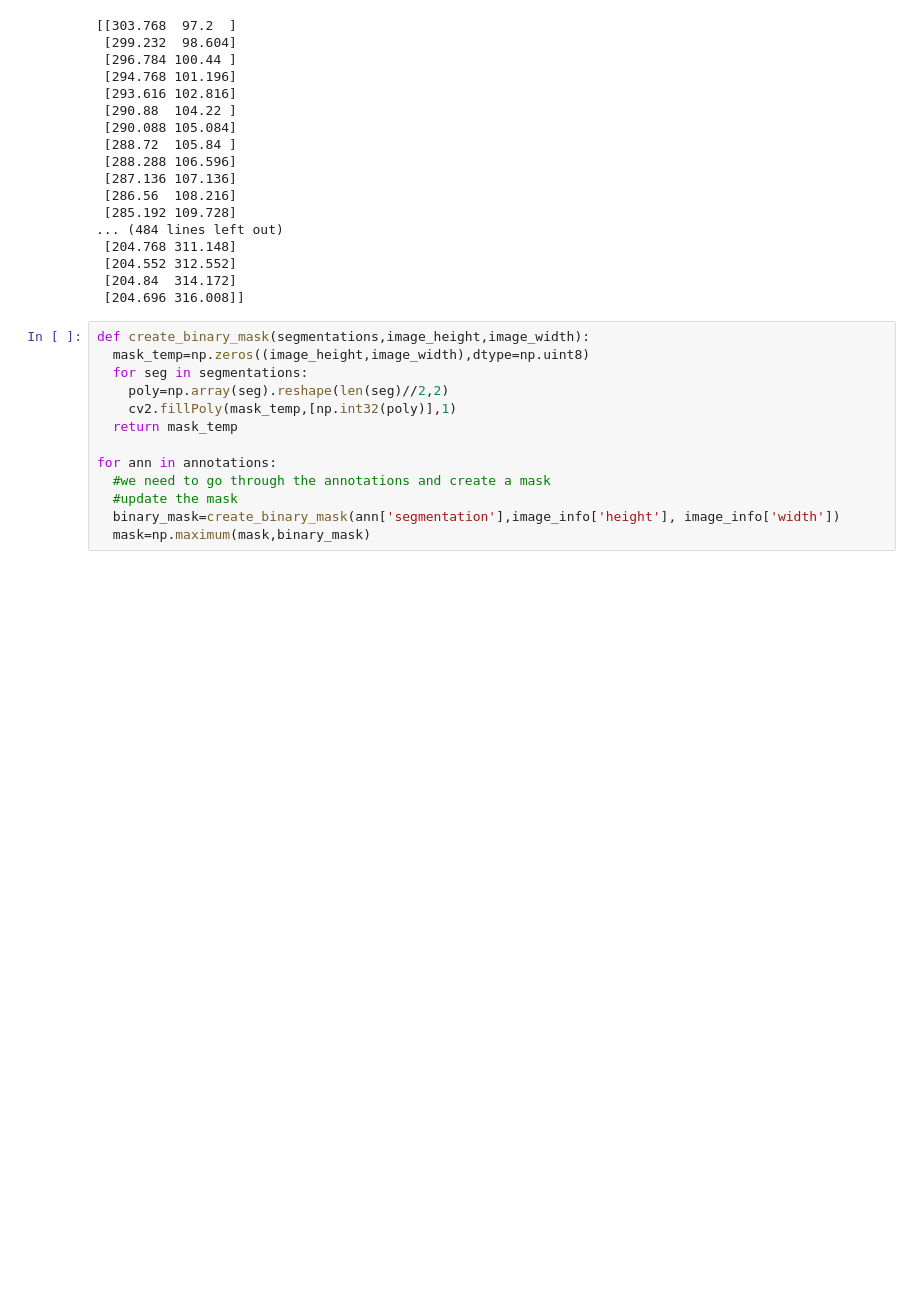
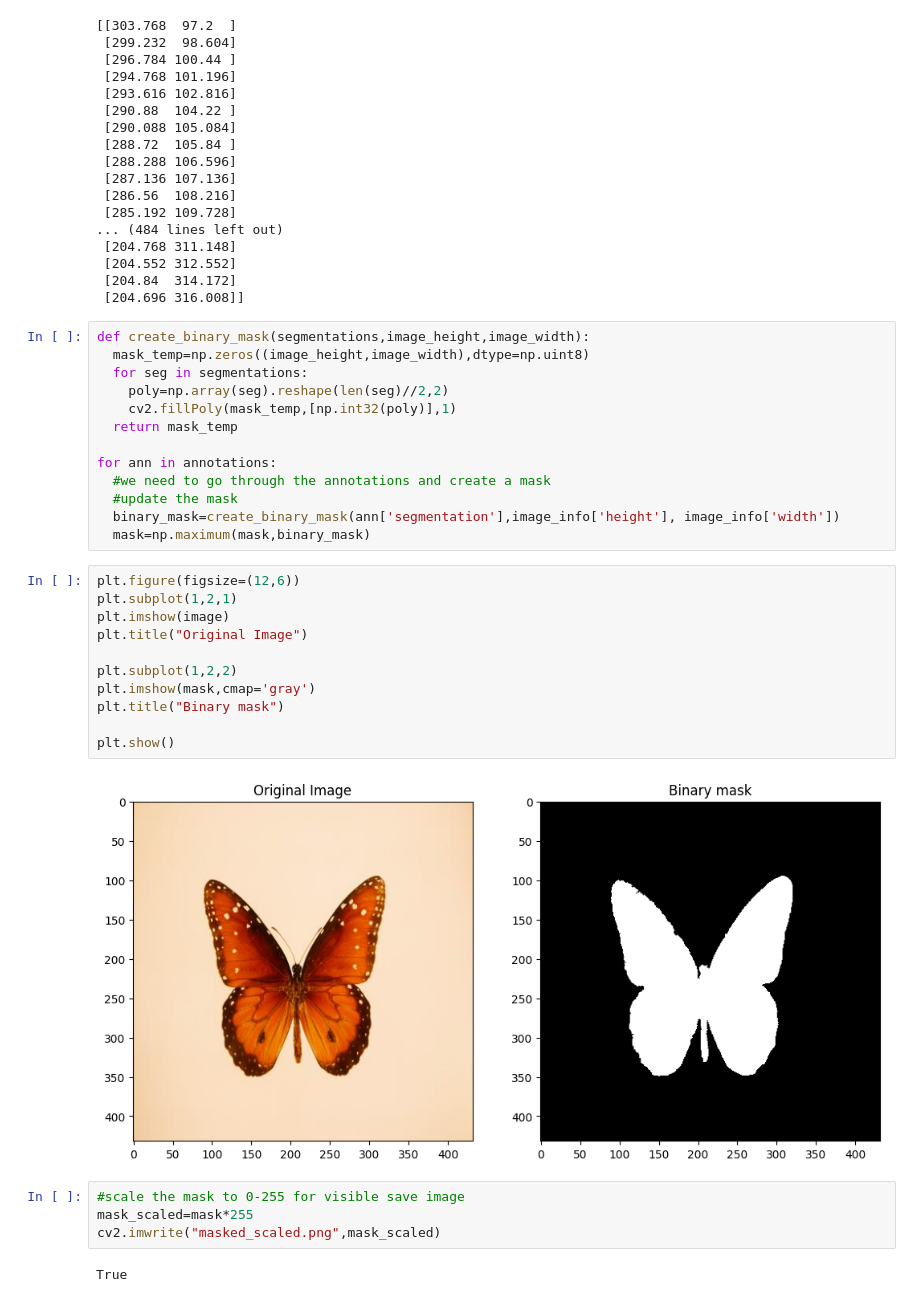
Before and after one commit to Tauhid-Topu-007/Unet, a Jupyter notebook: UNET.ipynb, the cells around one changed output. Cells and saved outputs as stored; diff of their text form; blank space fills up the shorter version.

```diff
--- a/UNET.ipynb
+++ b/UNET.ipynb
@@ -1132,3 +1132,22 @@ for ann in annotations:
   #update the mask
   binary_mask=create_binary_mask(ann['segmentation'],image_info['height'], image_info['width'])
   mask=np.maximum(mask,binary_mask)
+# %%
+plt.figure(figsize=(12,6))
+plt.subplot(1,2,1)
+plt.imshow(image)
+plt.title("Original Image")
+
+plt.subplot(1,2,2)
+plt.imshow(mask,cmap='gray')
+plt.title("Binary mask")
+
+plt.show()
+# %% [output]
+[figure, added]
+# %%
+#scale the mask to 0-255 for visible save image
+mask_scaled=mask*255
+cv2.imwrite("masked_scaled.png",mask_scaled)
+# %% [output]
+True
```
